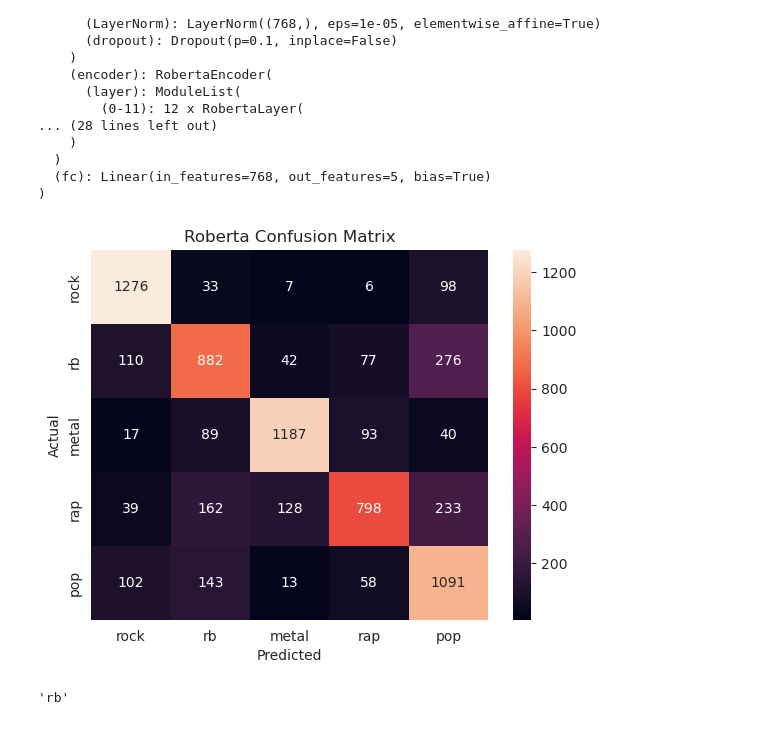
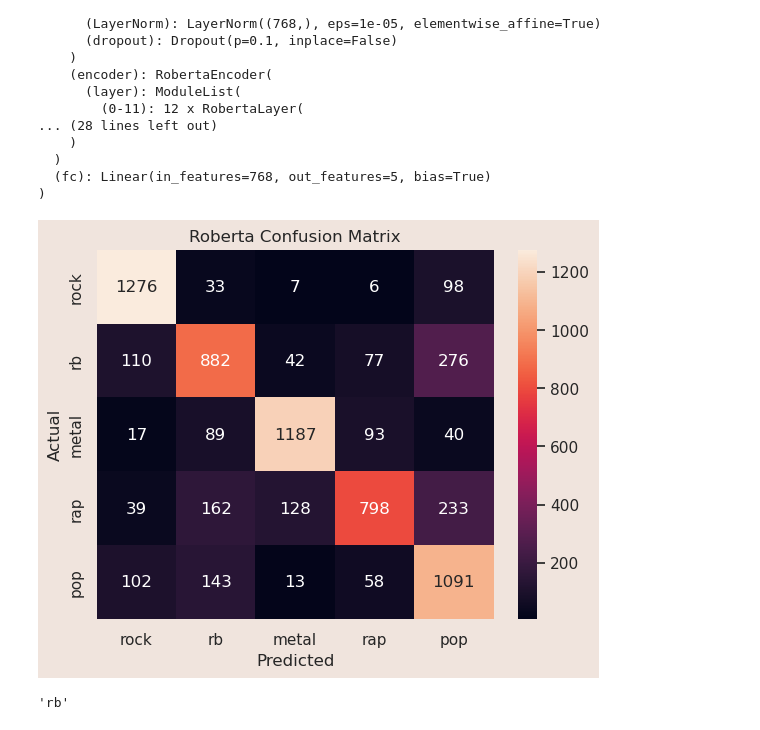
Before and after one commit to s7on1250/AnalyzingLyricsByAI, a Jupyter notebook: ml/bert-classification.ipynb, the cells around one changed output. Drawn from its saved outputs; the diff is of its cells as text; code cells hidden in the pictures.

```diff
--- a/ml/bert-classification.ipynb
+++ b/ml/bert-classification.ipynb
@@ -295,6 +295,15 @@ BERTClass(
 # %%
 import seaborn as sns
 import matplotlib.pyplot as plt
+
+def set_palette():
+    # custom palette
+    custom_colors = ["#fe6053", "#b3637c", "#fecedc", "#333030"]
+    custom_palette = sns.color_palette(custom_colors)
+    sns.set(font_scale=1)
+    sns.set_palette(custom_palette)
+
+set_palette()
 # %%
 from sklearn.metrics import confusion_matrix
 
@@ -302,18 +311,21 @@ from sklearn.metrics import confusion_matrix
 # %%
 cm = confusion_matrix(targets_decoded,outputs_decoded)
 
 sns.heatmap(cm,
     annot=True,
     fmt='g',
     xticklabels=target_cols,
     yticklabels=target_cols,
     )
+
 plt.xlabel('Predicted')
 plt.ylabel('Actual')
 plt.title('Roberta Confusion Matrix')
+# change background color of the plot
+plt.gcf().set_facecolor('#f0e4dd')
 plt.savefig(os.getcwd() + '/../eda/roberta_cm.png')
 # %% [output]
-[figure, old version]
+[figure, new version]
 # %%
 def predict(text):
     model.eval()
```
Also changed, not shown: parts of 1 cell of this notebook, 6 other files.
